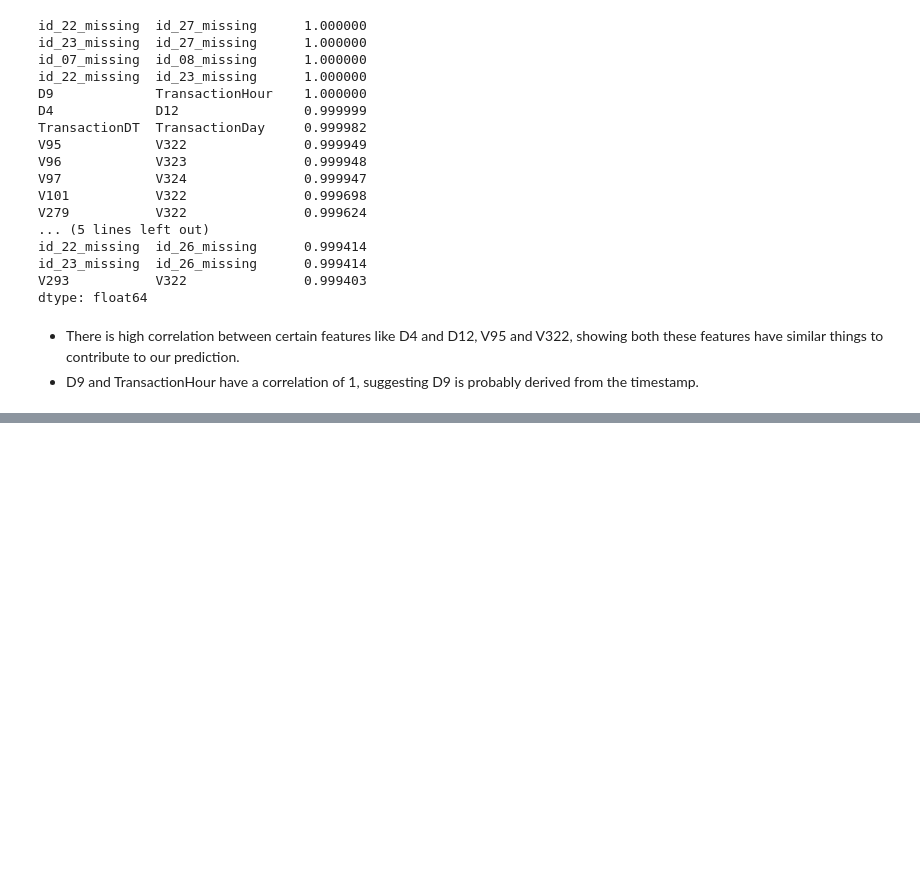
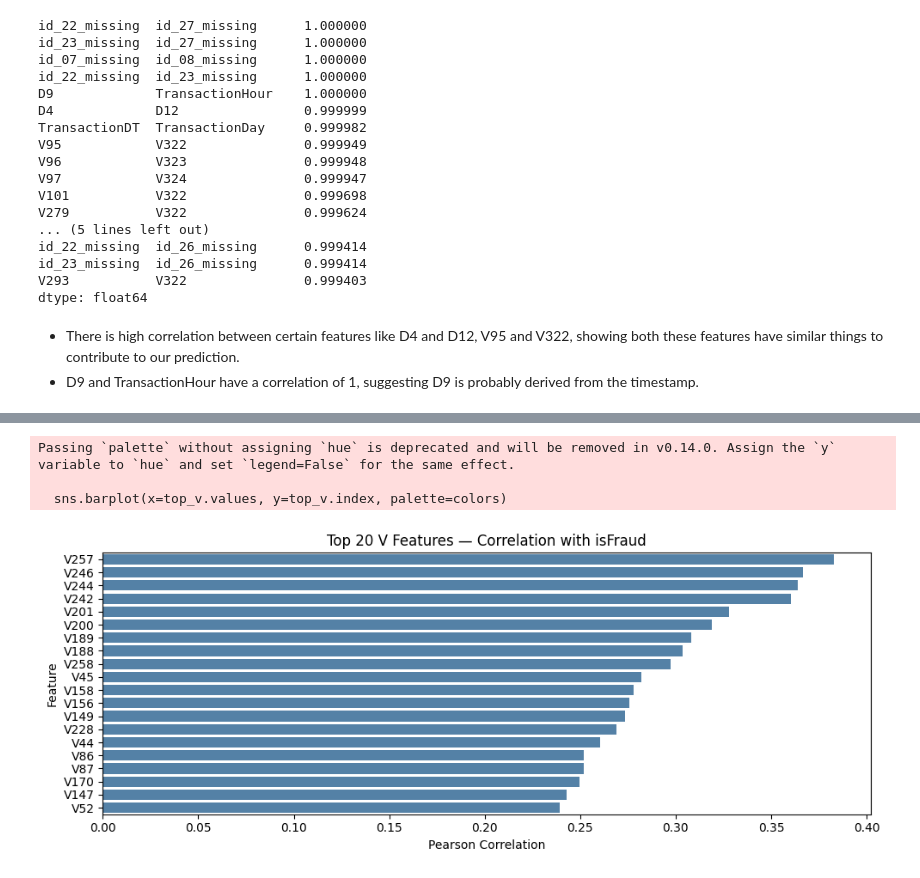
Before and after one commit to Mansi-Jadhav/End-to-End-Fraud-Detection, a Jupyter notebook: 1. EDA.ipynb, the cells around one changed output, grey strips where cells are left out. Drawn from its saved outputs; the diff is of its cells as text; code cells hidden in the pictures; blank space fills up the shorter version.

```diff
--- a/1. EDA.ipynb
+++ b/1. EDA.ipynb
@@ -574,11 +799,6 @@ train.nsmallest(
 - On the other hand, we have a lot of transactions with small amounts that are fraudulent.
 - Another interesting point is most of the transaction amounts are odd and basically the same.
 - These are used to test stolen card numbers on e-commerce sites to see if the card is active, unblocked, and has an available limit before attempting larger purchases.
-# %%
-# Create a log transaction amount column for future
-train['LogTransactionAmt'] = np.log1p(
-    train['TransactionAmt']
-)
 # %% [markdown]
 ## Temporal Analysis
 # %%
@@ -804,0 +1028,4 @@ dtype: float64
+# %%
+v_feats = train.loc[:,'V1':'V339'].copy()
+v_feats['isFraud'] = train['isFraud']
+v_feats.head()
@@ -804,0 +1040,10 @@ dtype: float64
+# %%
+# Correlation of each V feature with target
+v_target_corr = (
+    v_feats.corr()['isFraud']
+    .drop('isFraud')
+    .sort_values(key=abs, ascending=False)
+)
+
+print("Top 20 V features correlated with fraud:")
+print(v_target_corr.head(20))
@@ -804,0 +1068,18 @@ dtype: float64
+# %%
+top_v = v_target_corr.head(20)
+
+plt.figure(figsize=(10, 4))
+colors = ['red' if x < 0 else 'steelblue' for x in top_v.values]
+sns.barplot(x=top_v.values, y=top_v.index, palette=colors)
+
+plt.axvline(0, color='black', linewidth=0.8)
+plt.title('Top 20 V Features — Correlation with isFraud')
+plt.xlabel('Pearson Correlation')
+plt.ylabel('Feature')
+plt.tight_layout()
+plt.show()
+# %% [output]
+Passing `palette` without assigning `hue` is deprecated and will be removed in v0.14.0. Assign the `y` variable to `hue` and set `legend=False` for the same effect.
+
+  sns.barplot(x=top_v.values, y=top_v.index, palette=colors)
+[figure, added]
```
Also changed, not shown: parts of 36 cells of this notebook.
